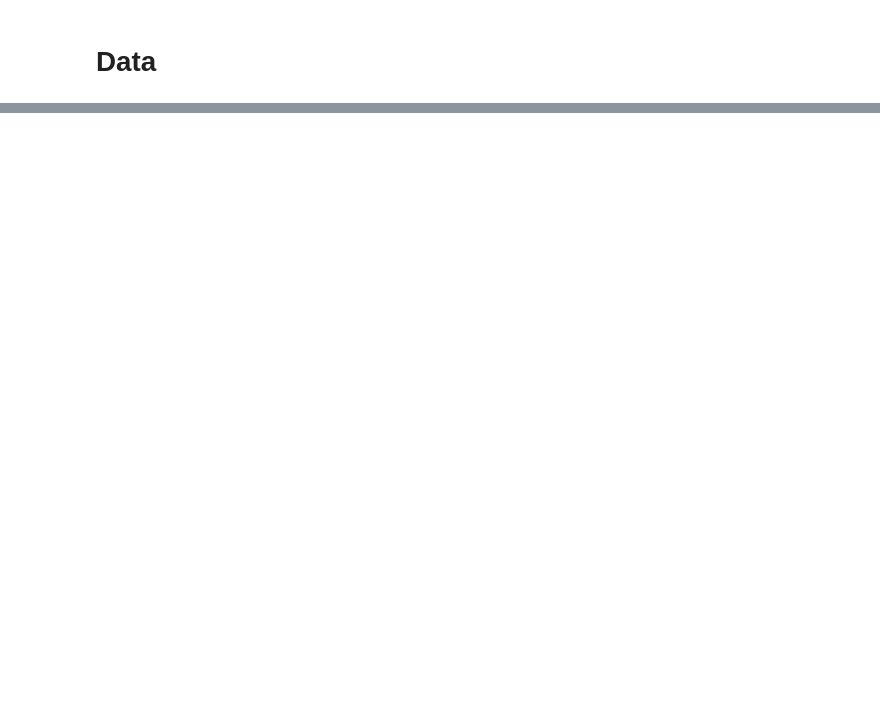
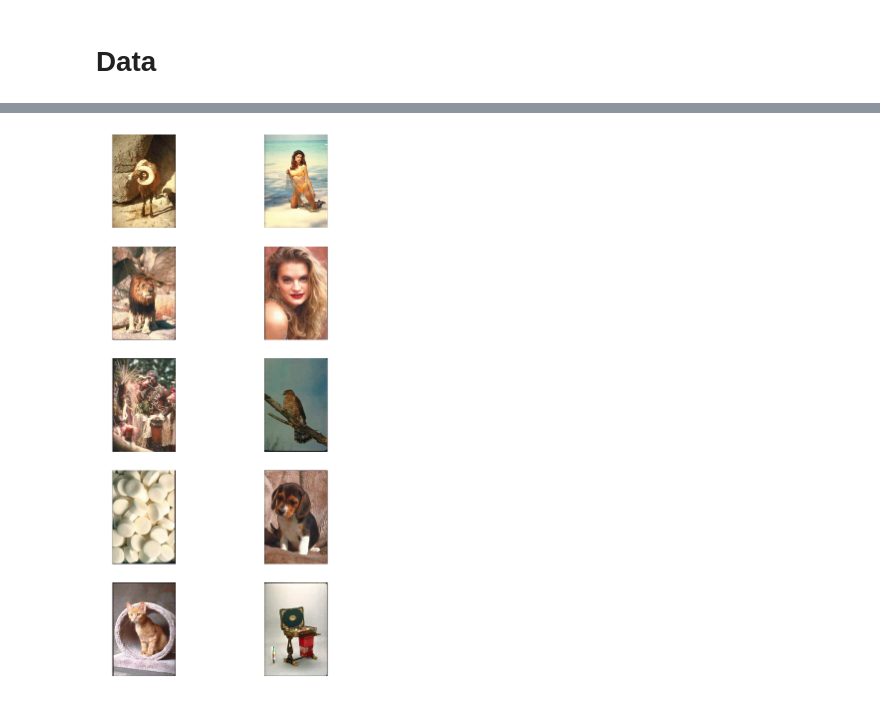
Before and after one commit to rebryk/spbau-image-processing, a Jupyter notebook: task04/task04.ipynb, the cells around one changed output, grey strips where cells are left out. Saved outputs shown, nothing was run; the diff lists cells and outputs as text; code cells hidden in the pictures; blank space fills up the shorter version.

```diff
--- a/task04/task04.ipynb
+++ b/task04/task04.ipynb
@@ -66,0 +203,3 @@ train = list(set(train) - set(test))
+# %%
+cbir = ImageSearchEngine(hash_size=6)
+cbir.build(train, features=features)
@@ -66,0 +227,5 @@ train = list(set(train) - set(test))
+# %%
+result = cbir.retrieve(test[3], top_n=10)[0]
+show_images(result)
+# %% [output]
+[figure, added]
```
Also changed, not shown: parts of 32 cells of this notebook, 1 other file.
